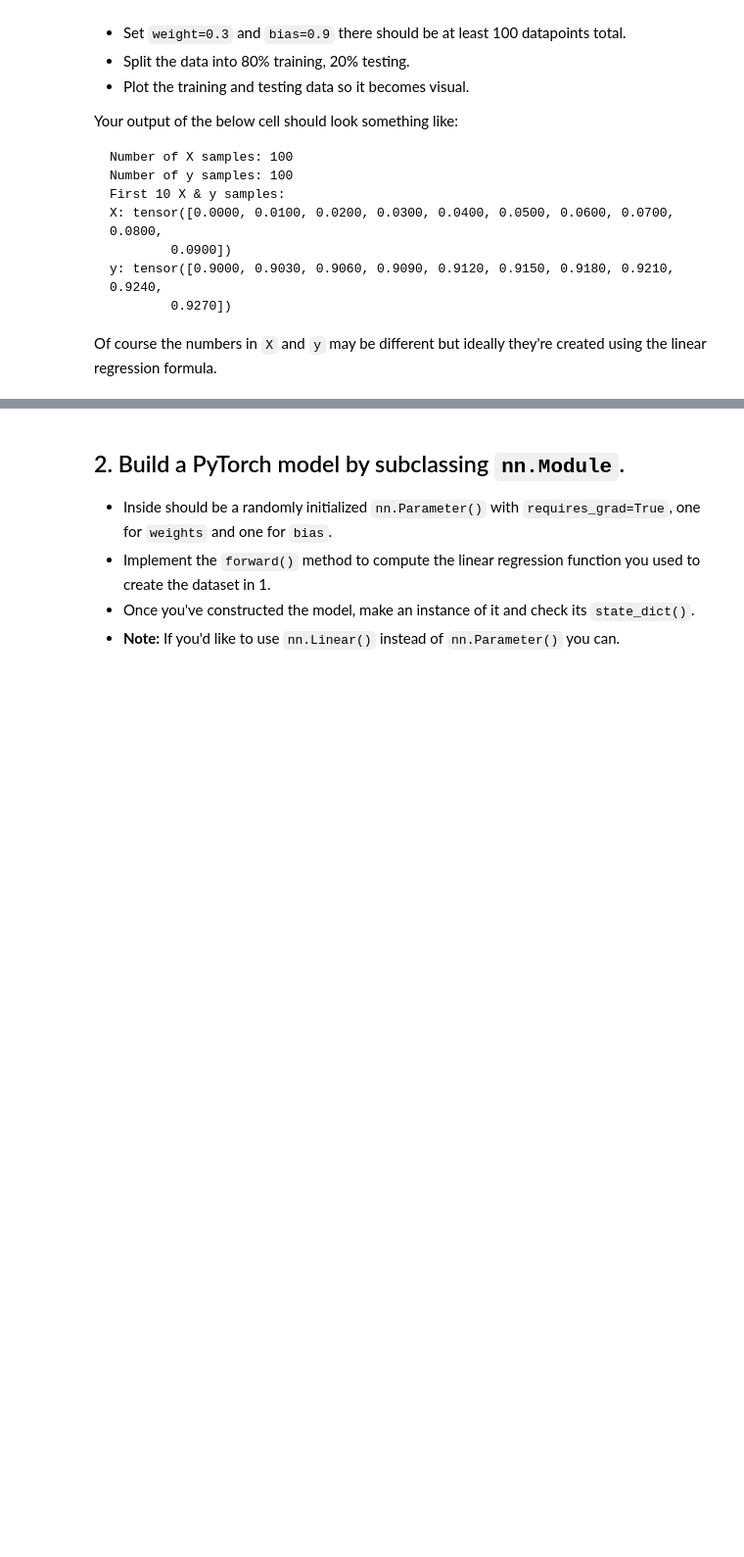
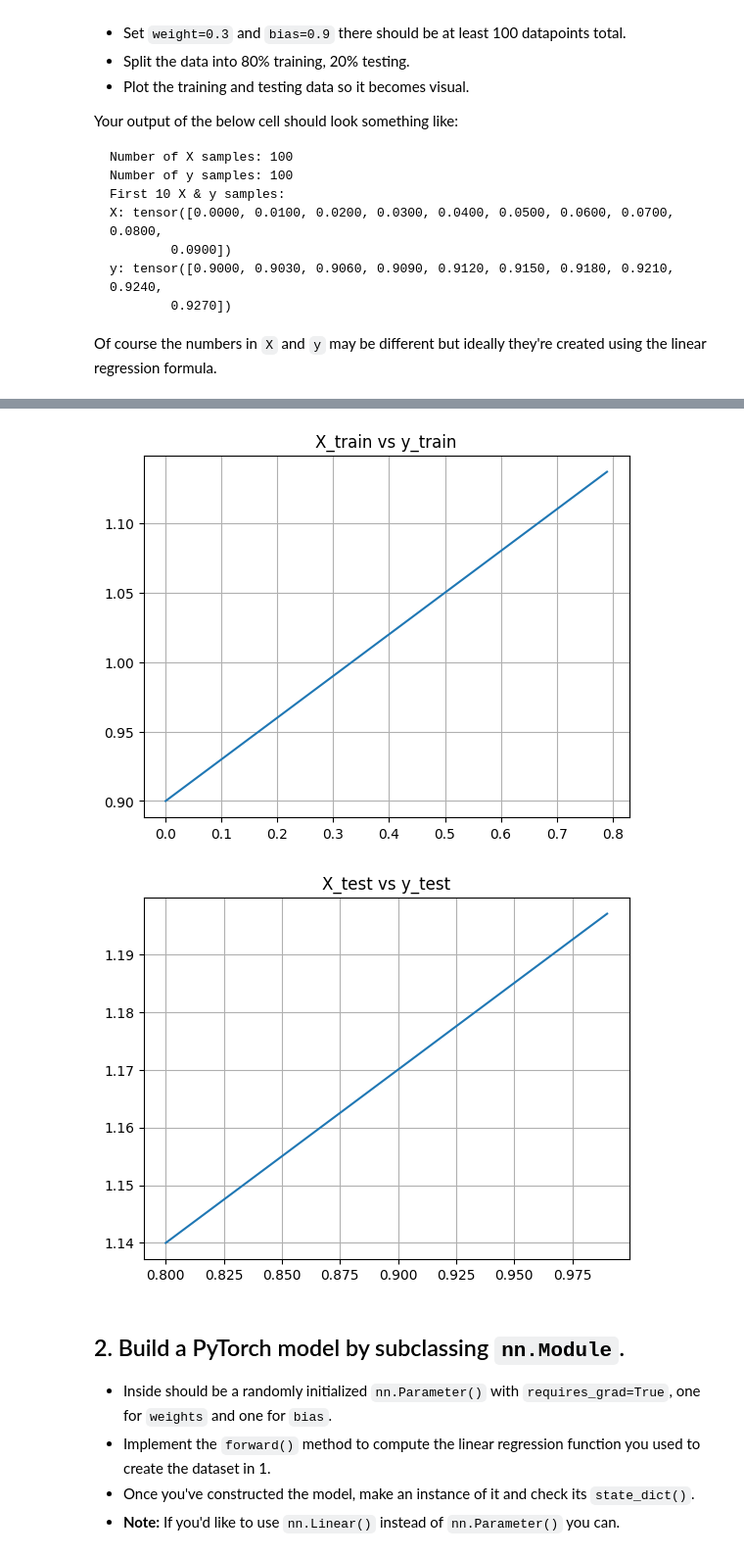
Before and after one commit to Jupiterian/ML-Learning-Portfolio, a Jupyter notebook: pytorch/Pytorch Course/01_pytorch_workflow_exercises.ipynb, the cells around one changed output, grey strips where cells are left out. Shown: that part at 98% size. Saved outputs shown, nothing was run; the diff lists cells and outputs as text; code cells hidden in the pictures; blank space fills up the shorter version.

```diff
--- a/pytorch/Pytorch Course/01_pytorch_workflow_exercises.ipynb
+++ b/pytorch/Pytorch Course/01_pytorch_workflow_exercises.ipynb
@@ -49,24 +53,12 @@ Of course the numbers in `X` and `y` may be different but ideally they're create
 weight = 0.3
 bias = 0.9
 
-# Make X and y using linear regression feature
-class LinearRegression (nn.Module):
-    def __init__(self):
-        super().__init__()
-        self.weights = nn.Parameter(
-            torch.randn(1,
-            requires_grad=True,
-            dtype=torch.float)
-
-        )
-        self.bias = nn.Parameter(
-            torch.randn(1,
-            requires_grad=True,
-            dtype=torch.float)
-
-        )
-    def forward(self, x: torch.Tensor):
-        return self.weights * x + self.bias
+# Create data
+start = 0
+end = 1
+step = 0.01
+X = torch.arange(start, end, step).unsqueeze(dim=1)
+y = X * weight + bias
 
 
 print(f"Number of X samples: {len(X)}")
@@ -75,2 +85,5 @@ print(f"First 10 X & y samples:\nX: {X[:10]}\ny: {y[:10]}")
 # %%
 # Split the data into training and testing
+train_size = int(0.8 * len(X))
+X_train, y_train = X[:train_size], y[:train_size]
+X_test, y_test = X[train_size:], y[train_size:]
@@ -79,3 +90,17 @@ print(f"First 10 X & y samples:\nX: {X[:10]}\ny: {y[:10]}")
+# %%
+# Plot the training and testing data
+plt.plot(X_train, y_train)
+plt.title("X_train vs y_train")
+plt.grid()
+plt.show()
+
+plt.plot(X_test, y_test)
+plt.title("X_test vs y_test")
+plt.grid()
+plt.show()
+# %% [output]
+[figure, added]
+[figure, added]
 # %% [markdown]
 ## 2. Build a PyTorch model by subclassing `nn.Module`.
   * Inside should be a randomly initialized `nn.Parameter()` with `requires_grad=True`, one for `weights` and one for `bias`.
```
Also changed, not shown: parts of 9 cells of this notebook.
